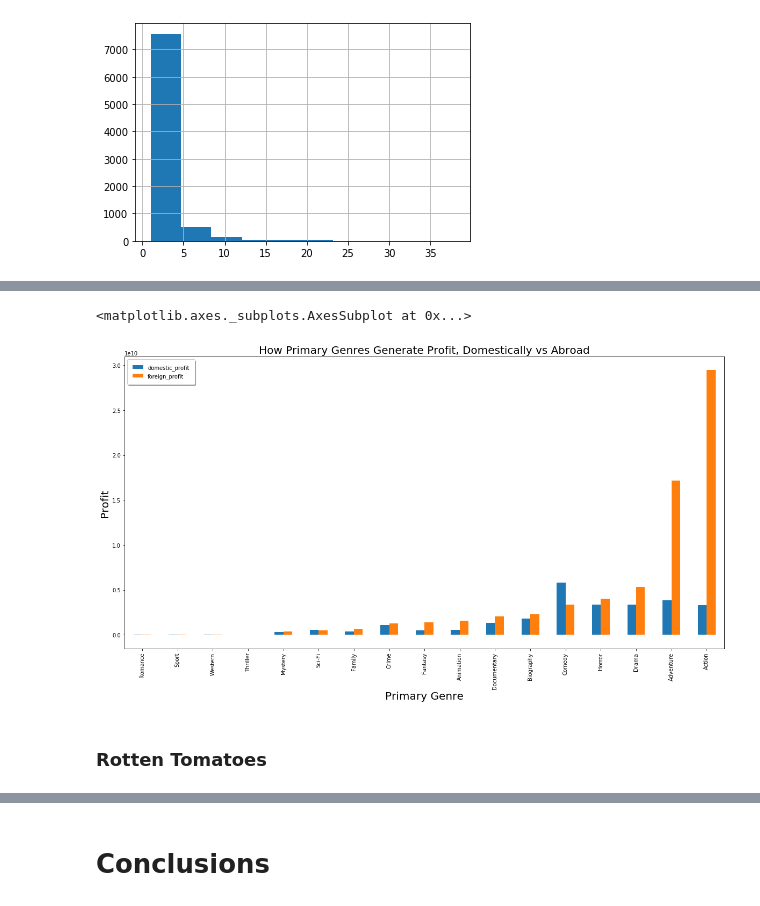
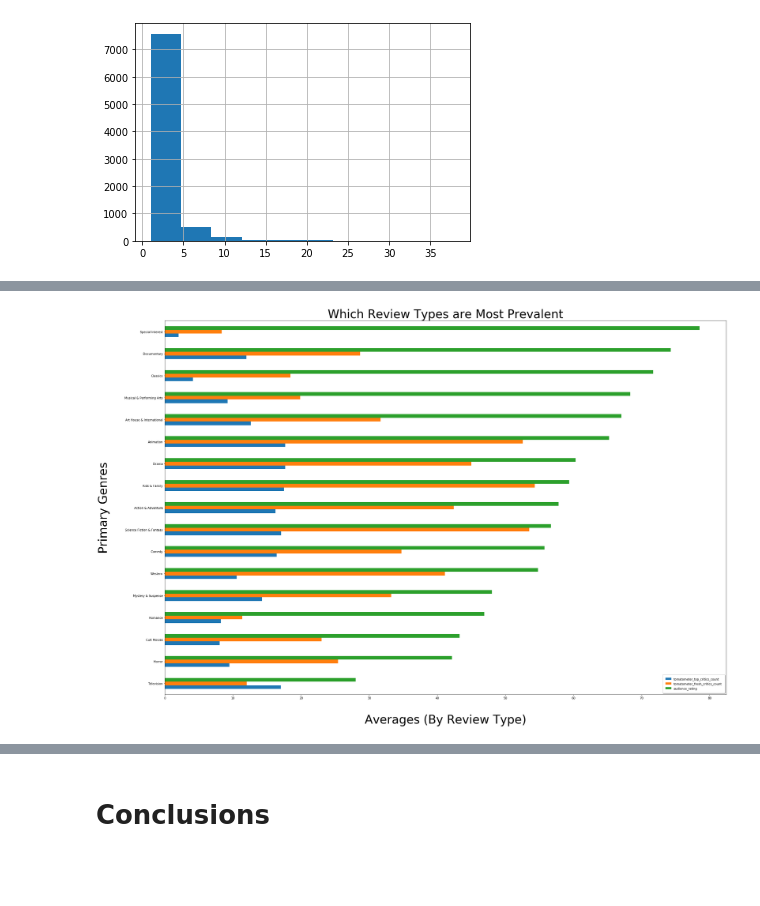
Before and after one commit to SamuelRahwa/Successful-Film-or-Not-, a Jupyter notebook: what_factors_make_a_film_successful.ipynb, the cells around one changed output, grey strips where cells are left out. Drawn from its saved outputs; the diff is of its cells as text; code cells hidden in the pictures; blank space fills up the shorter version.

```diff
--- a/what_factors_make_a_film_successful.ipynb
+++ b/what_factors_make_a_film_successful.ipynb
@@ -342,18 +350,18 @@ ax.legend(fancybox = True, framealpha = 1, shadow = True, borderpad = 1);
 # %%
-# What types of genres profit the most?
+# What reviews matter by genre?
 
-fig, ax = plt.subplots(figsize=(20,10))
-display(df_genres_gross[['domestic_profit', 'foreign_profit']].groupby(df_genres_gross["primary_genre"]).sum()\
-        .sort_values("foreign_profit", ascending = True).plot(kind = 'bar', ax = ax));
+fig, ax = plt.subplots(figsize=(30,20))
+df_genres_ppl_critics[["primary_genre",'tomatometer_top_critics_count','tomatometer_fresh_critics_count',\
+                       'audience_rating']].groupby("primary_genre").mean().\
+                        sort_values('audience_rating', ascending = True)\
+                        .plot(kind = 'barh', ax = ax)
 
-plt.ylabel('Profit', size = 20)
-plt.xlabel('Primary Genre', size = 20)
-plt.title('How Primary Genres Generate Profit, Domestically vs Abroad', size = 20)
+plt.ylabel("Primary Genres",labelpad = 50, fontsize = 40)
+plt.xlabel("Averages (By Review Type)",labelpad = 50, fontsize = 40)
+plt.title("Which Review Types are Most Prevalent", fontsize = 40)
 
-ax.legend(loc = 'upper left', frameon = False)
-ax.legend(fancybox = True, framealpha = 1, shadow = True, borderpad = 1);
+ax.legend(loc = 'upper right', frameon = False)
+ax.legend(fancybox = True, framealpha = 1, shadow = True, borderpad = 1)
+plt.tight_layout();
 # %% [output]
-<matplotlib.axes._subplots.AxesSubplot at 0x...>
-[figure, old version]
+[figure, new version]
-# %% [markdown]
-### Rotten Tomatoes
```
Also changed, not shown: parts of 35 cells of this notebook, 10 other files.
